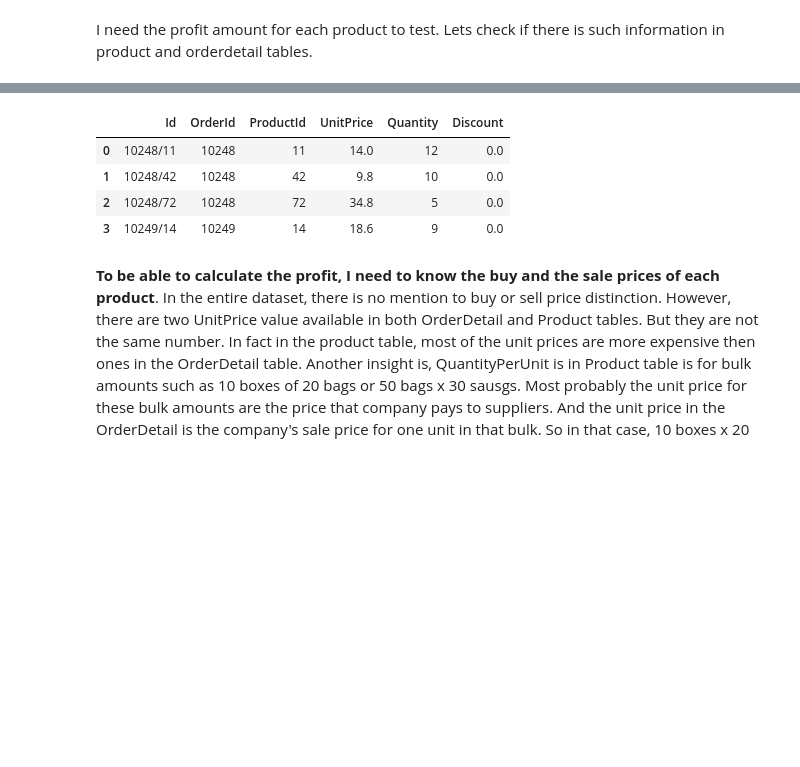
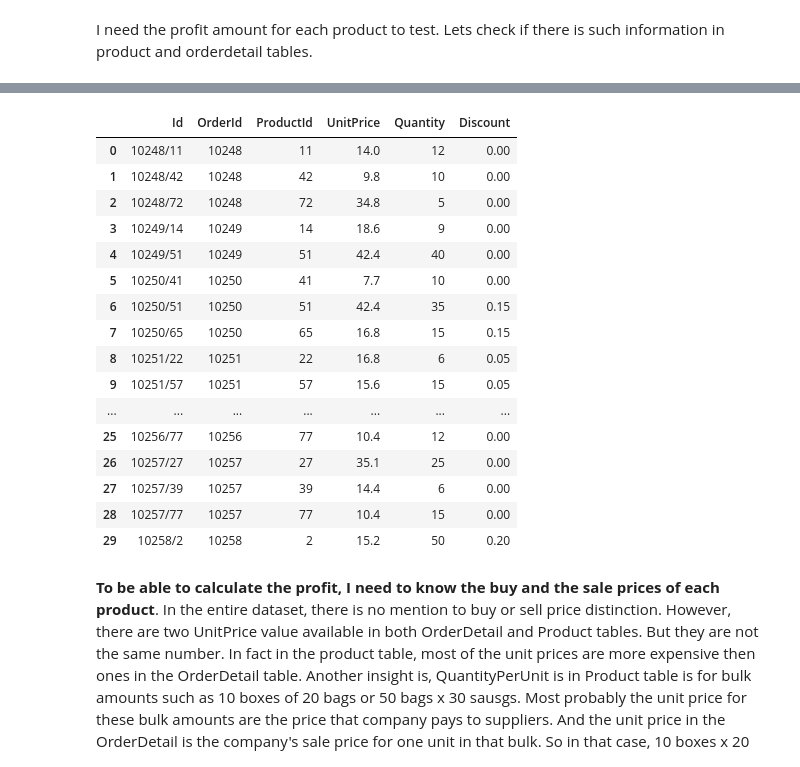
Before and after one commit to fcamuz/bussines-analysis-with-statistical-testing, a Jupyter notebook: Project 2- Northwind Database.ipynb, the cells around one changed output, grey strips where cells are left out. Saved outputs shown, nothing was run; the diff lists cells and outputs as text; code cells hidden in the pictures; blank space fills up the shorter version.

```diff
--- a/Project 2- Northwind Database.ipynb
+++ b/Project 2- Northwind Database.ipynb
@@ -436,15 +449,27 @@ product
 # %%
 product = pd.read_sql_query('''SELECT *
                             FROM OrderDetail
-                            LIMIT 4
+                            LIMIT 30
                             ;''', engine)
 product
 # %% [output]
 |  | Id | OrderId | ProductId | UnitPrice | Quantity | Discount |
-| 0 | 10248/11 | 10248 | 11 | 14.0 | 12 | 0.0 |
-| 1 | 10248/42 | 10248 | 42 | 9.8 | 10 | 0.0 |
-| 2 | 10248/72 | 10248 | 72 | 34.8 | 5 | 0.0 |
-| 3 | 10249/14 | 10249 | 14 | 18.6 | 9 | 0.0 |
+| 0 | 10248/11 | 10248 | 11 | 14.0 | 12 | 0.00 |
+| 1 | 10248/42 | 10248 | 42 | 9.8 | 10 | 0.00 |
+| 2 | 10248/72 | 10248 | 72 | 34.8 | 5 | 0.00 |
+| 3 | 10249/14 | 10249 | 14 | 18.6 | 9 | 0.00 |
+| 4 | 10249/51 | 10249 | 51 | 42.4 | 40 | 0.00 |
+| 5 | 10250/41 | 10250 | 41 | 7.7 | 10 | 0.00 |
+| 6 | 10250/51 | 10250 | 51 | 42.4 | 35 | 0.15 |
+| 7 | 10250/65 | 10250 | 65 | 16.8 | 15 | 0.15 |
+| 8 | 10251/22 | 10251 | 22 | 16.8 | 6 | 0.05 |
+| 9 | 10251/57 | 10251 | 57 | 15.6 | 15 | 0.05 |
+| ... | ... | ... | ... | ... | ... | ... |
+| 25 | 10256/77 | 10256 | 77 | 10.4 | 12 | 0.00 |
+| 26 | 10257/27 | 10257 | 27 | 35.1 | 25 | 0.00 |
+| 27 | 10257/39 | 10257 | 39 | 14.4 | 6 | 0.00 |
+| 28 | 10257/77 | 10257 | 77 | 10.4 | 15 | 0.00 |
+| 29 | 10258/2 | 10258 | 2 | 15.2 | 50 | 0.20 |
 # %% [markdown]
 **To be able to calculate the profit, I need to know the buy and the sale prices of each product**. In the entire dataset,  there is no mention to buy or sell price distinction. However, there are two UnitPrice value available in both OrderDetail and Product tables. But they are not the same number. In fact in the product table, most of the unit prices are more expensive then ones in the OrderDetail table. Another insight is, QuantityPerUnit is in Product table is for bulk amounts such as 10 boxes of 20 bags or 50 bags x 30 sausgs. Most probably the unit price for these bulk amounts are the price that company pays to suppliers. And the unit price in the OrderDetail is the company's sale price for one unit in that bulk. So in that case,  10 boxes x 20 bags of Chai are bought for 18.00 dolars from the supplier and 1 box of 20 bags of Chai is sold for 14.00 dolars to the end customer. That makes perfect sense.
 
```
Also changed, not shown: parts of 16 cells of this notebook, 1 other file.
